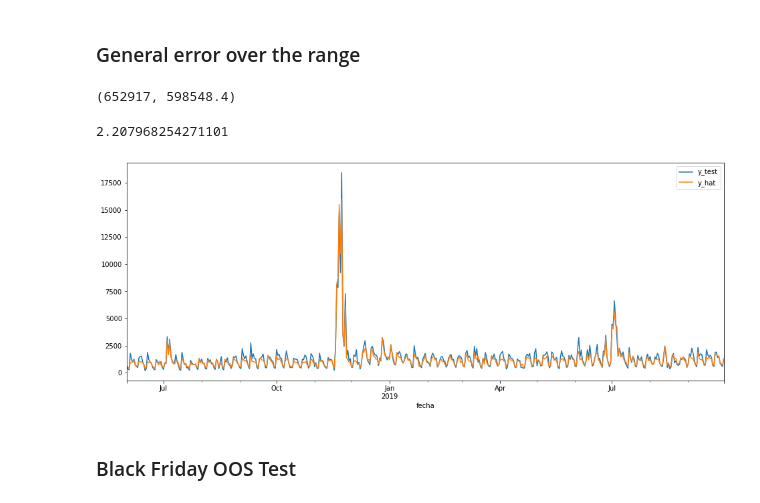
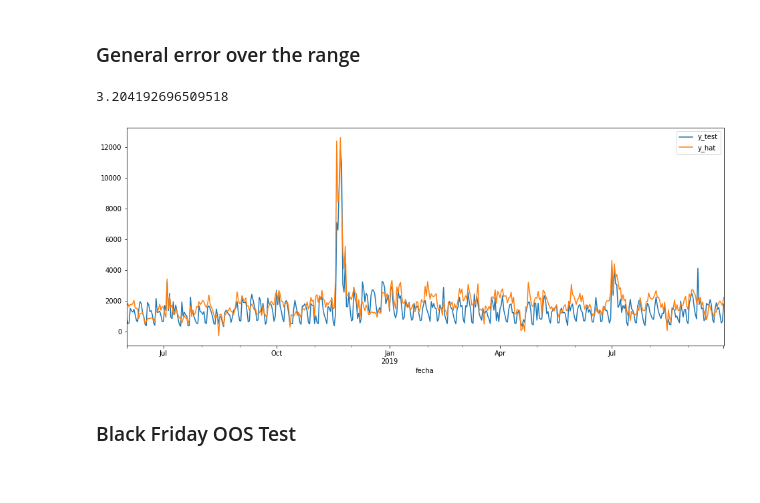
Before and after one commit to Nerucius/2021.ubdatathon, a Jupyter notebook: Atmira_Universitat de Barcelona_Equip Autoestima_Script Producción.ipynb, the cells around one changed output. Drawn from its saved outputs; the diff is of its cells as text; code cells hidden in the pictures.

```diff
--- a/Atmira_Universitat de Barcelona_Equip Autoestima_Script Producción.ipynb
+++ b/Atmira_Universitat de Barcelona_Equip Autoestima_Script Producción.ipynb
@@ -387,32 +589,27 @@ def score(y,yhat):
 # %%
 from keras.models import load_model
 
-best_model = load_model('2.2080 best_model - FINAL.h5', compile = False)
+best_model = load_model('best_model.h5', compile = False)
 
 y_hat = best_model.predict(X_test)
 y_hat_real = y_scaler.inverse_transform(y_hat)
 # %% [markdown]
 ### General error over the range
-# %%
-# Sum of real vs sum of prediction
-y_test.sum().unidades_vendidas, (y_hat_real+1).sum()
-# %% [output]
-(652917, 598548.4)
 # %%
 df_y_hat = pd.DataFrame()
 
 df_y_hat['fecha'] = df_modelar.loc[X_test.index].fecha
 # df_y_hat['visitas'] = X_test.visitas_scl
 df_y_hat['y_test'] = y_test
-df_y_hat['y_hat'] = ((y_hat_real * 1.0).round(0) ) + 1
+df_y_hat['y_hat'] = ((y_hat_real * 1.0).round(0) ) * 1 + 0
 
 df_y_hat.groupby('fecha').sum().plot(figsize=[16,6])
 
 # y_hat_real += np.where(y_hat_real <= 0, 1, 1)
 score(df_y_hat.y_test, df_y_hat.y_hat)
 # %% [output]
-2.207968254271101
+3.204192696509518
-[figure, old version]
+[figure, new version]
 # %% [markdown]
 ### Black Friday OOS Test
 # %%
```
Also changed, not shown: parts of 26 cells of this notebook.
